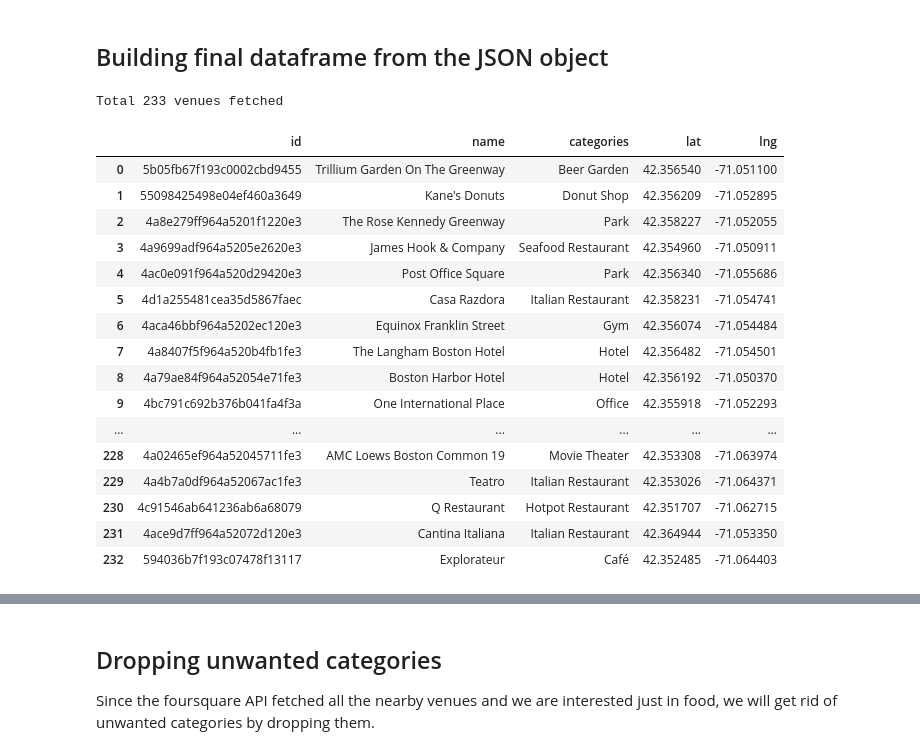
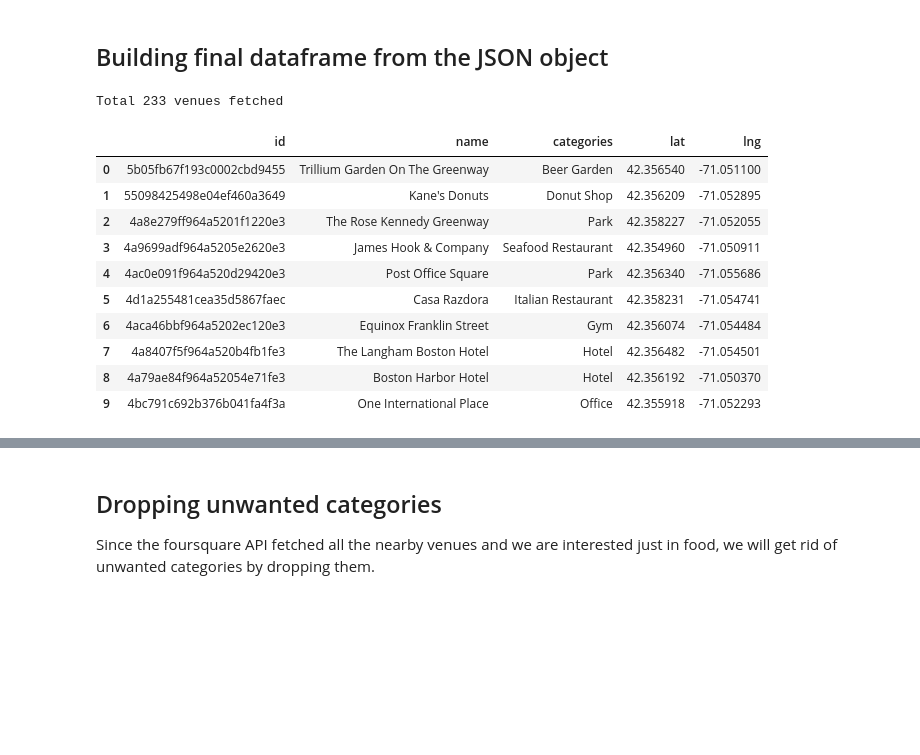
Before and after one commit to datacruncher4/Boston_Downtown_Analysis, a Jupyter notebook: FinalCapstoneProject.ipynb, the cells around one changed output, grey strips where cells are left out. Saved outputs shown, nothing was run; the diff lists cells and outputs as text; code cells hidden in the pictures; blank space fills up the shorter version.

```diff
--- a/FinalCapstoneProject.ipynb
+++ b/FinalCapstoneProject.ipynb
@@ -192,24 +225,18 @@ Total 33 venues fetched within a total radius of 1000 m
 # %%
 foursquare_venues = foursquare_venues.reset_index(drop = True)
 print("\nTotal {} venues fetched".format(total_venues))
 
-foursquare_venues
+foursquare_venues.head(10)
 # %% [output]
 Total 233 venues fetched
 |  | id | name | categories | lat | lng |
 | 0 | 5b05fb67f193c0002cbd9455 | Trillium Garden On The Greenway | Beer Garden | 42.356540 | -71.051100 |
 | 1 | 55098425498e04ef460a3649 | Kane's Donuts | Donut Shop | 42.356209 | -71.052895 |
 | 2 | 4a8e279ff964a5201f1220e3 | The Rose Kennedy Greenway | Park | 42.358227 | -71.052055 |
 | 3 | 4a9699adf964a5205e2620e3 | James Hook & Company | Seafood Restaurant | 42.354960 | -71.050911 |
 | 4 | 4ac0e091f964a520d29420e3 | Post Office Square | Park | 42.356340 | -71.055686 |
 | 5 | 4d1a255481cea35d5867faec | Casa Razdora | Italian Restaurant | 42.358231 | -71.054741 |
 | 6 | 4aca46bbf964a5202ec120e3 | Equinox Franklin Street | Gym | 42.356074 | -71.054484 |
 | 7 | 4a8407f5f964a520b4fb1fe3 | The Langham Boston Hotel | Hotel | 42.356482 | -71.054501 |
 | 8 | 4a79ae84f964a52054e71fe3 | Boston Harbor Hotel | Hotel | 42.356192 | -71.050370 |
 | 9 | 4bc791c692b376b041fa4f3a | One International Place | Office | 42.355918 | -71.052293 |
-| ... | ... | ... | ... | ... | ... |
-| 228 | 4a02465ef964a52045711fe3 | AMC Loews Boston Common 19 | Movie Theater | 42.353308 | -71.063974 |
-| 229 | 4a4b7a0df964a52067ac1fe3 | Teatro | Italian Restaurant | 42.353026 | -71.064371 |
-| 230 | 4c91546ab641236ab6a68079 | Q Restaurant | Hotpot Restaurant | 42.351707 | -71.062715 |
-| 231 | 4ace9d7ff964a52072d120e3 | Cantina Italiana | Italian Restaurant | 42.364944 | -71.053350 |
-| 232 | 594036b7f193c07478f13117 | Explorateur | Café | 42.352485 | -71.064403 |
```
Also changed, not shown: parts of 15 cells of this notebook.
